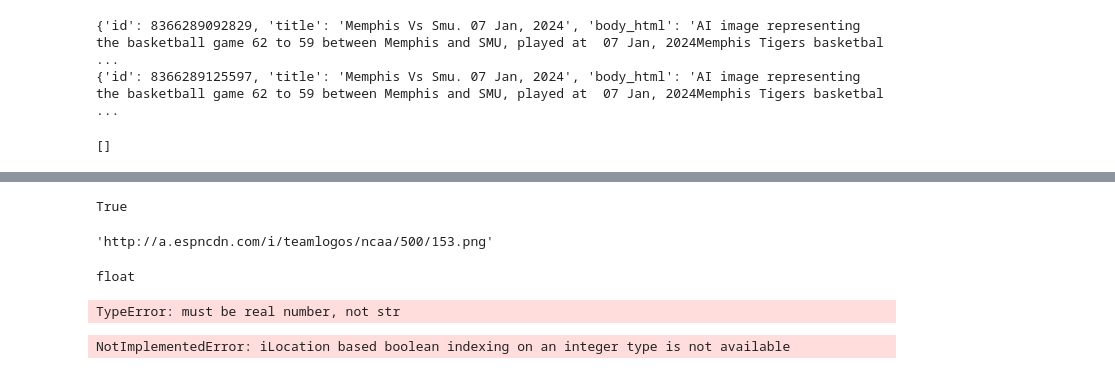
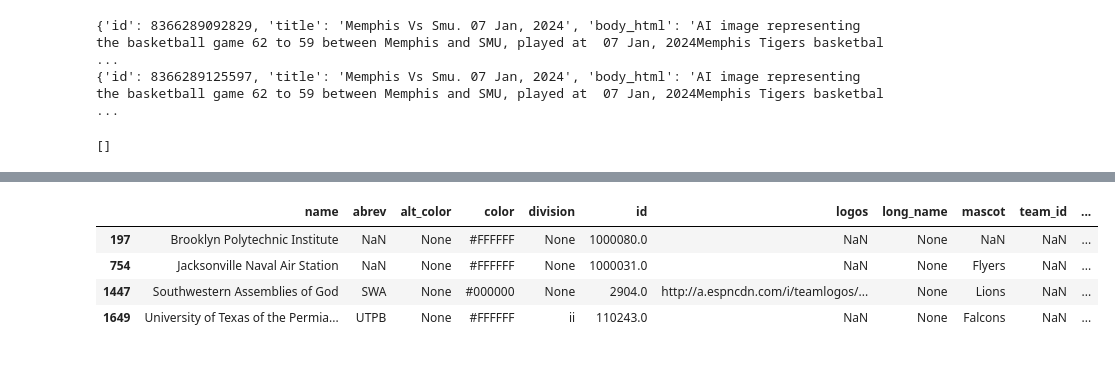
Before and after one commit to loganmckerlich/shirts2, a Jupyter notebook: bball.ipynb, the cells around one changed output, grey strips where cells are left out. Cells and saved outputs as stored; diff of their text form; code cells hidden in the pictures.

```diff
--- a/bball.ipynb
+++ b/bball.ipynb
@@ -78,4 +161,0 @@ executing.executing.NotOneValueFound: Expected one value, found 0
-# %%
-teams.logos.values[0] is np.nan
-# %% [output]
-True
@@ -84,17 +162,10 @@ import math
+# %%
+teams['name_l'] = teams.name.apply(lambda x:len(x))
 # %%
-teams.loc[teams.abrev=='UNC'].logos.values[0]
+teams.loc[teams.name_l>29]
 # %% [output]
-'http://a.espncdn.com/i/teamlogos/ncaa/500/153.png'
+|  | name | abrev | alt_color | color | division | id | logos | long_name | mascot | team_id | ... |
+| 197 | Brooklyn Polytechnic Institute | NaN | None | #FFFFFF | None | 1000080.0 | NaN | None | NaN | NaN | ... |
+| 754 | Jacksonville Naval Air Station | NaN | None | #FFFFFF | None | 1000031.0 | NaN | None | Flyers | NaN | ... |
+| 1447 | Southwestern Assemblies of God | SWA | None | #000000 | None | 2904.0 | http://a.espncdn.com/i/teamlogos/... | None | Lions | NaN | ... |
+| 1649 | University of Texas of the Permia... | UTPB | None | #FFFFFF | ii | 110243.0 | NaN | None | Falcons | NaN | ... |
-# %%
-type(mascot)
-# %% [output]
-float
-# %%
-if (mascot is None) or (math.isnan(mascot)):
-    print('nan')
-# %% [output]
-TypeError: must be real number, not str
-# %%
-teams.iloc[teams.name=='Green Bay']
-# %% [output]
-NotImplementedError: iLocation based boolean indexing on an integer type is not available
```
Also changed, not shown: parts of 40 cells of this notebook, 3 other files.
